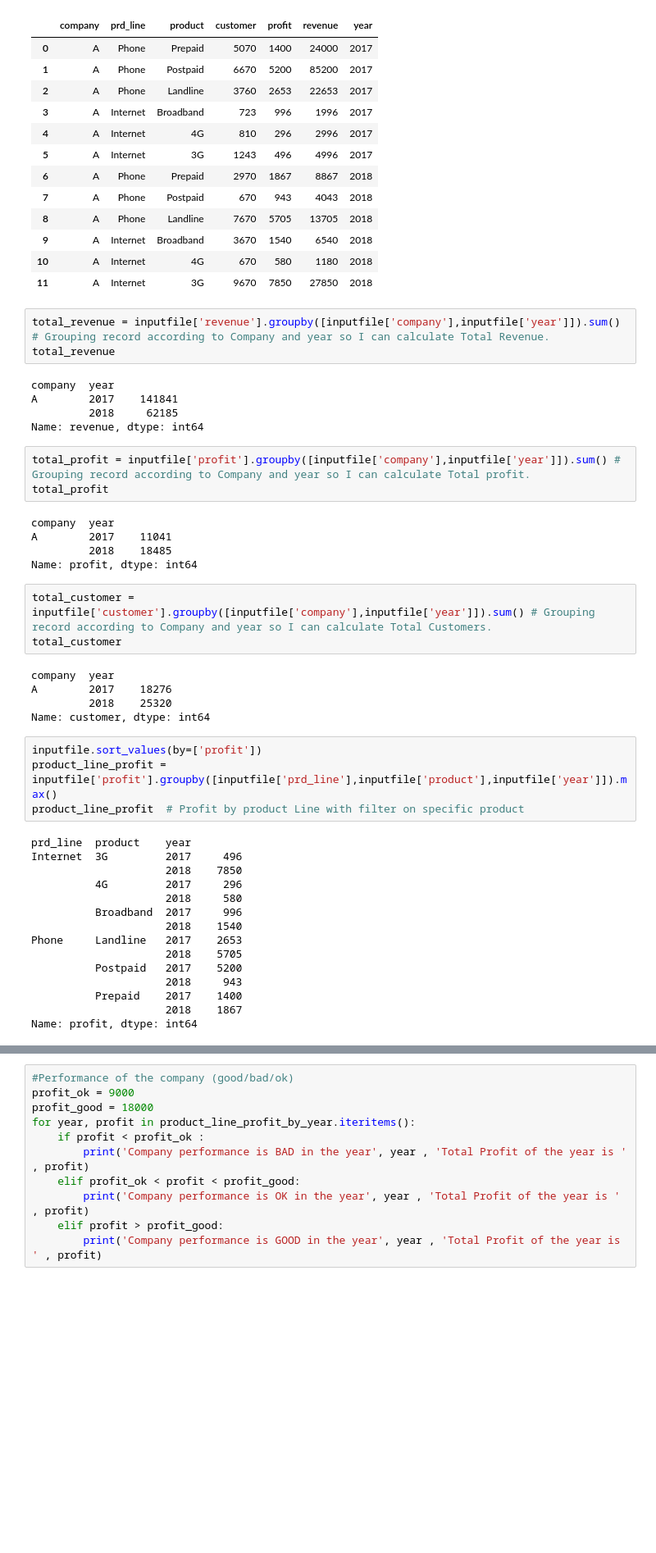
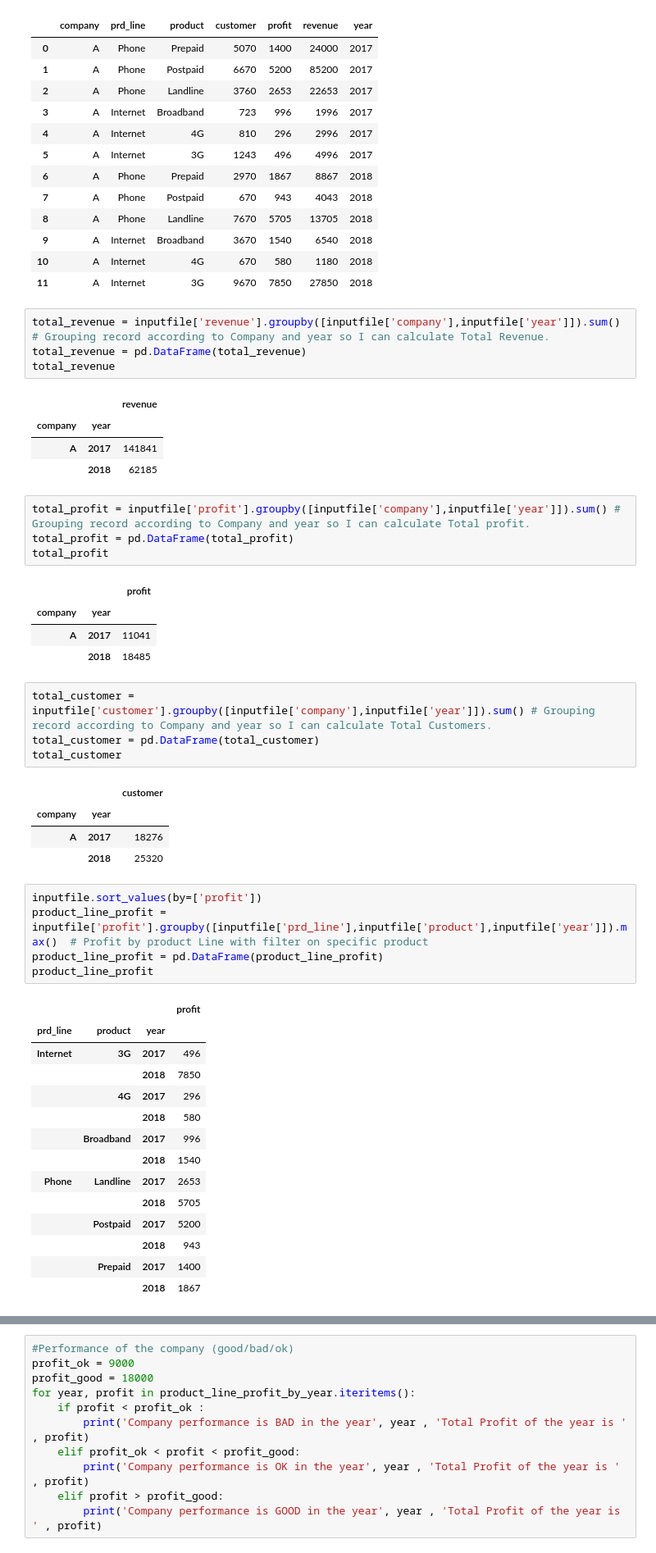
Before and after one commit to Raza500/Atif-Assignments, a Jupyter notebook: Atif-Assignments.ipynb, the cells around one changed output, grey strips where cells are left out. Shown at 82% size. Saved outputs shown, nothing was run; the diff lists cells and outputs as text; blank space fills up the shorter version.

```diff
--- a/Atif-Assignments.ipynb
+++ b/Atif-Assignments.ipynb
@@ -19,45 +20,49 @@ inputfile
 | 11 | A | Internet | 3G | 9670 | 7850 | 27850 | 2018 |
 # %%
 total_revenue = inputfile['revenue'].groupby([inputfile['company'],inputfile['year']]).sum() # Grouping record according to Company and year so I can calculate Total Revenue.
+total_revenue = pd.DataFrame(total_revenue)
 total_revenue
 # %% [output]
-company  year
-A        2017    141841
-         2018     62185
-Name: revenue, dtype: int64
+|  |  | revenue |
+| company | year |  |
+| A | 2017 | 141841 |
+|  | 2018 | 62185 |
 # %%
 total_profit = inputfile['profit'].groupby([inputfile['company'],inputfile['year']]).sum() # Grouping record according to Company and year so I can calculate Total profit.
+total_profit = pd.DataFrame(total_profit)
 total_profit
 # %% [output]
-company  year
-A        2017    11041
-         2018    18485
-Name: profit, dtype: int64
+|  |  | profit |
+| company | year |  |
+| A | 2017 | 11041 |
+|  | 2018 | 18485 |
 # %%
 total_customer = inputfile['customer'].groupby([inputfile['company'],inputfile['year']]).sum() # Grouping record according to Company and year so I can calculate Total Customers.
+total_customer = pd.DataFrame(total_customer)
 total_customer
 # %% [output]
-company  year
-A        2017    18276
-         2018    25320
-Name: customer, dtype: int64
+|  |  | customer |
+| company | year |  |
+| A | 2017 | 18276 |
+|  | 2018 | 25320 |
 # %%
 inputfile.sort_values(by=['profit'])
-product_line_profit = inputfile['profit'].groupby([inputfile['prd_line'],inputfile['product'],inputfile['year']]).max()
-product_line_profit  # Profit by product Line with filter on specific product
+product_line_profit = inputfile['profit'].groupby([inputfile['prd_line'],inputfile['product'],inputfile['year']]).max()  # Profit by product Line with filter on specific product
+product_line_profit = pd.DataFrame(product_line_profit)
+product_line_profit
 # %% [output]
-prd_line  product    year
-Internet  3G         2017     496
-                     2018    7850
-          4G         2017     296
-                     2018     580
-          Broadband  2017     996
-                     2018    1540
-Phone     Landline   2017    2653
-                     2018    5705
-          Postpaid   2017    5200
-                     2018     943
-          Prepaid    2017    1400
-                     2018    1867
-Name: profit, dtype: int64
+|  |  |  | profit |
+| prd_line | product | year |  |
+| Internet | 3G | 2017 | 496 |
+|  |  | 2018 | 7850 |
+|  | 4G | 2017 | 296 |
+|  |  | 2018 | 580 |
+|  | Broadband | 2017 | 996 |
+|  |  | 2018 | 1540 |
+| Phone | Landline | 2017 | 2653 |
+|  |  | 2018 | 5705 |
+|  | Postpaid | 2017 | 5200 |
+|  |  | 2018 | 943 |
+|  | Prepaid | 2017 | 1400 |
+|  |  | 2018 | 1867 |
 # %%
```
Also changed, not shown: parts of 4 cells of this notebook.
